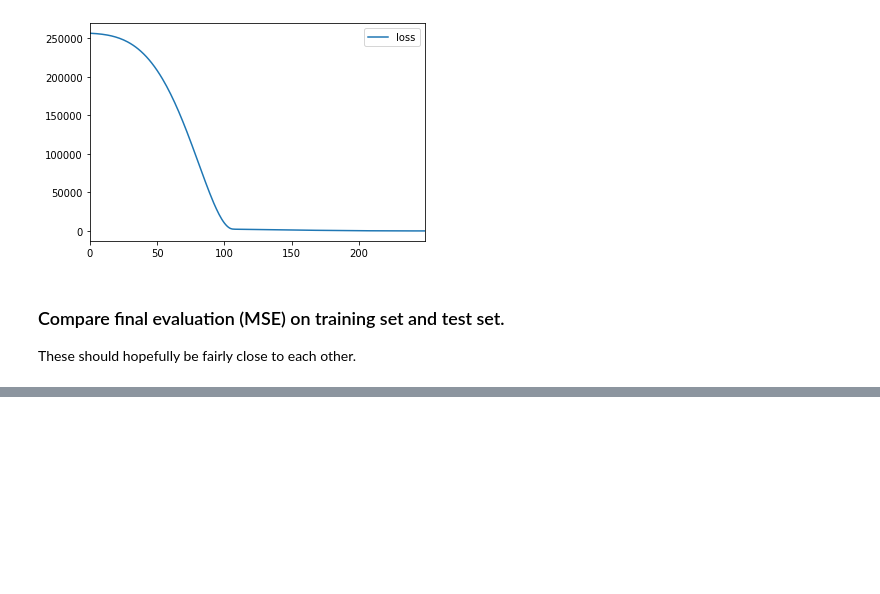
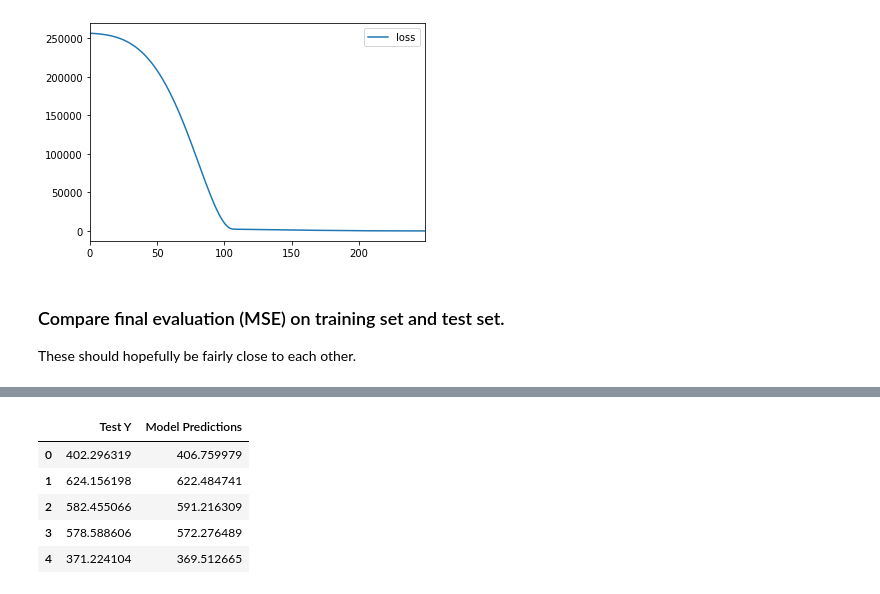
Before and after one commit to GkouskosV/Python-for-Data-Science-and-Machine-Learning-Bootcamp, a Jupyter notebook: Deep_Learning_Sections/Keras_basics.ipynb, the cells around one changed output, grey strips where cells are left out. Cells and saved outputs as stored; diff of their text form; code cells hidden in the pictures; blank space fills up the shorter version.

```diff
--- a/Deep_Learning_Sections/Keras_basics.ipynb
+++ b/Deep_Learning_Sections/Keras_basics.ipynb
@@ -198,0 +255,9 @@ These should hopefully be fairly close to each other.
+# %%
+pred_df.head()
+# %% [output]
+|  | Test Y | Model Predictions |
+| 0 | 402.296319 | 406.759979 |
+| 1 | 624.156198 | 622.484741 |
+| 2 | 582.455066 | 591.216309 |
+| 3 | 578.588606 | 572.276489 |
+| 4 | 371.224104 | 369.512665 |
```
Also changed, not shown: parts of 16 cells of this notebook.
